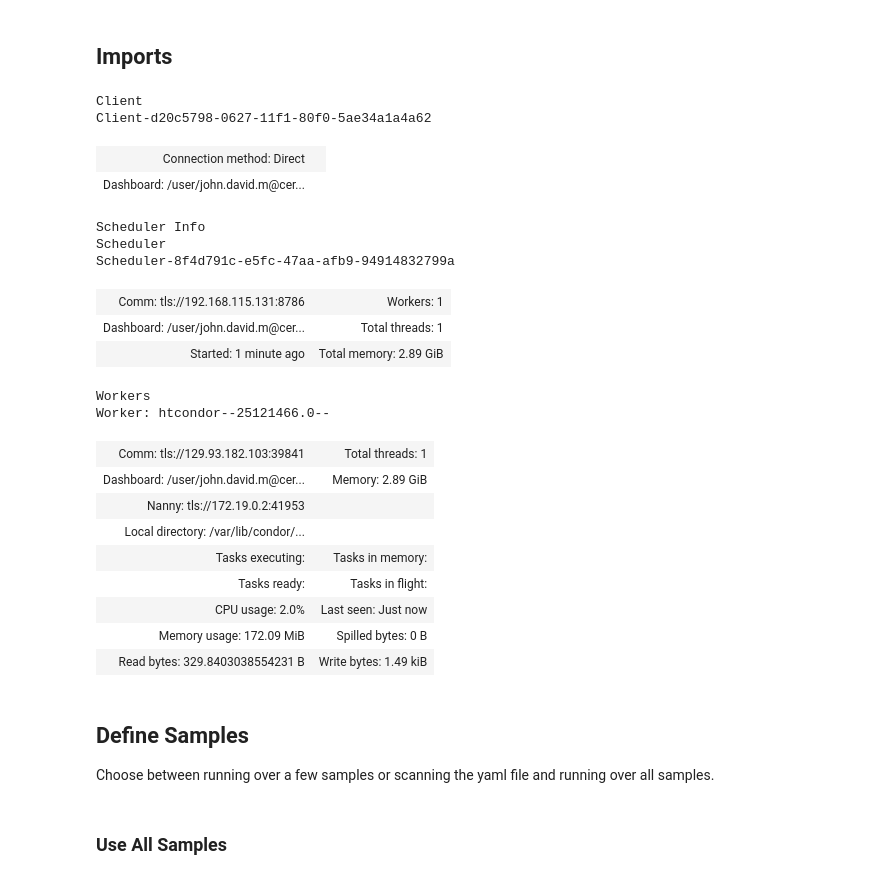
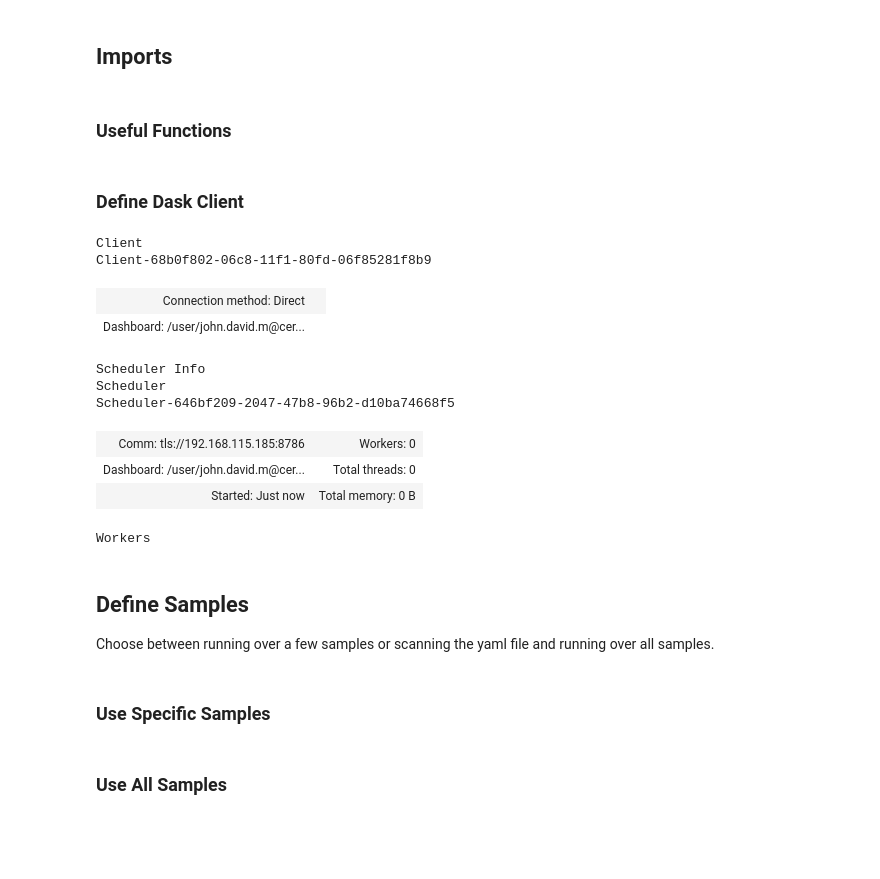
Before and after one commit to 316JakeMorris/SIDM, a Jupyter notebook: sidm/studies/LJ_Object_Eta/LJ_obj_eta.ipynb, the cells around one changed output. Drawn from its saved outputs; the diff is of its cells as text; code cells hidden in the pictures; blank space fills up the shorter version.

```diff
--- a/sidm/studies/LJ_Object_Eta/LJ_obj_eta.ipynb
+++ b/sidm/studies/LJ_Object_Eta/LJ_obj_eta.ipynb
@@ -36,3 +36,5 @@ import matplotlib.pyplot as plt
 utilities.set_plot_style()
 # %matplotlib inline
 from tqdm.notebook import tqdm
+# %% [markdown]
+### Useful Functions
@@ -39,33 +71,27 @@ from tqdm.notebook import tqdm
+# %% [markdown]
+### Define Dask Client
 # %%
 from dask.distributed import Client
 
-client = scaleout.make_dask_client("tls://localhost:8786")
+client = scaleout.make_dask_client("tls://192.168.115.185:8786")
 client
 # %% [output]
 Client
-Client-d20c5798-0627-11f1-80f0-5ae34a1a4a62
+Client-68b0f802-06c8-11f1-80fd-06f85281f8b9
 | Connection method: Direct |  |
 | Dashboard: /user/john.david.m@cer... |  |
 Scheduler Info
 Scheduler
-Scheduler-8f4d791c-e5fc-47aa-afb9-94914832799a
+Scheduler-646bf209-2047-47b8-96b2-d10ba74668f5
-| Comm: tls://192.168.115.131:8786 | Workers: 1 |
-| Dashboard: /user/john.david.m@cer... | Total threads: 1 |
-| Started: 1 minute ago | Total memory: 2.89 GiB |
+| Comm: tls://192.168.115.185:8786 | Workers: 0 |
+| Dashboard: /user/john.david.m@cer... | Total threads: 0 |
+| Started: Just now | Total memory: 0 B |
 Workers
-Worker: htcondor--25121466.0--
-| Comm: tls://129.93.182.103:39841 | Total threads: 1 |
-| Dashboard: /user/john.david.m@cer... | Memory: 2.89 GiB |
-| Nanny: tls://172.19.0.2:41953 |  |
-| Local directory: /var/lib/condor/... |  |
-| Tasks executing: | Tasks in memory: |
-| Tasks ready: | Tasks in flight: |
-| CPU usage: 2.0% | Last seen: Just now |
-| Memory usage: 172.09 MiB | Spilled bytes: 0 B |
-| Read bytes: 329.8403038554231 B | Write bytes: 1.49 kiB |
 # %% [markdown]
 ## Define Samples
 Choose between running over a few samples or scanning the yaml file and running over all samples.
+# %% [markdown]
+### Use Specific Samples
 # %%
 samples_2mu2e = [
     "2Mu2E_500GeV_5p0GeV_0p8mm",
```
Also changed, not shown: parts of 4 cells of this notebook, 2 other files.
